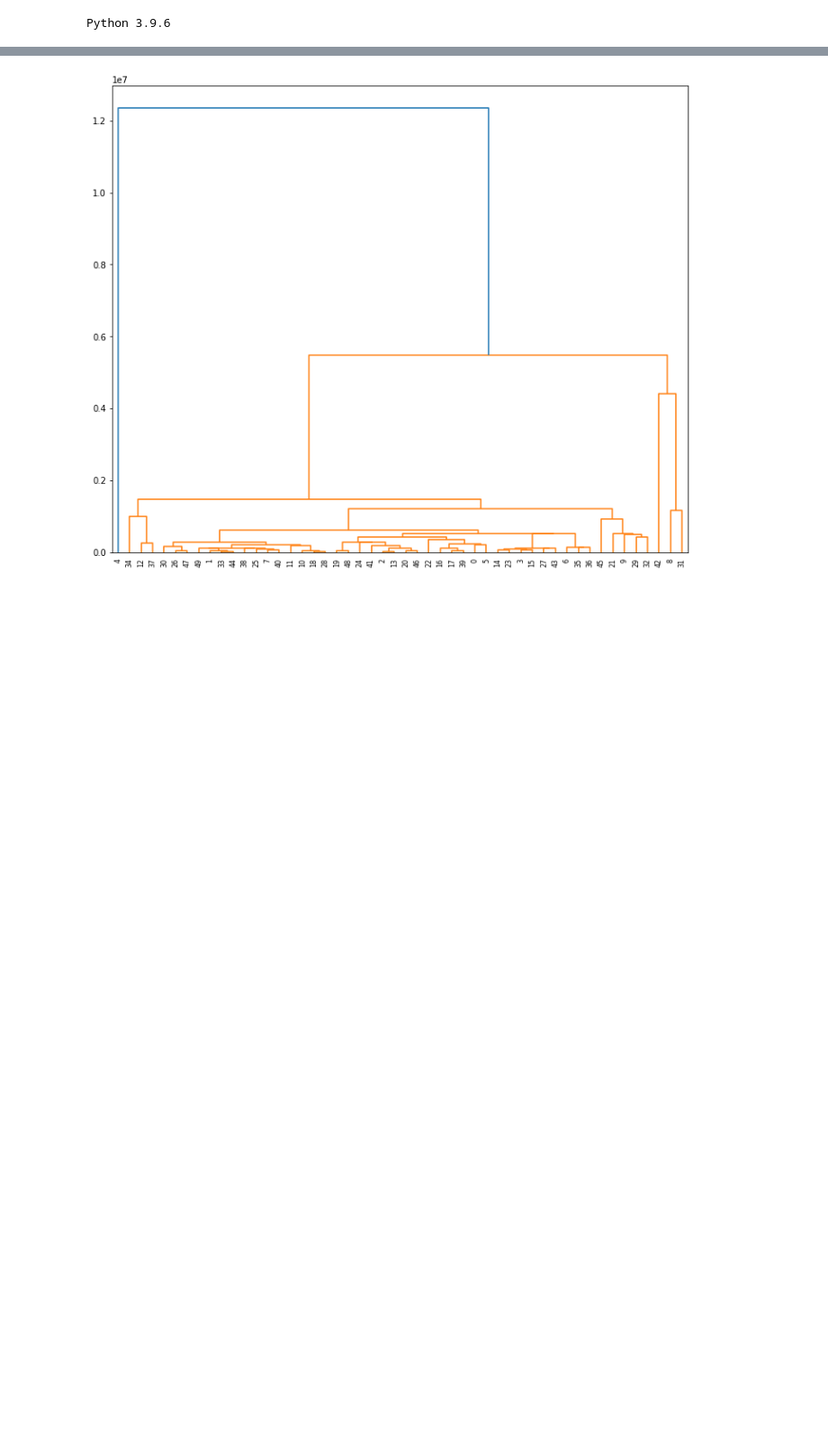
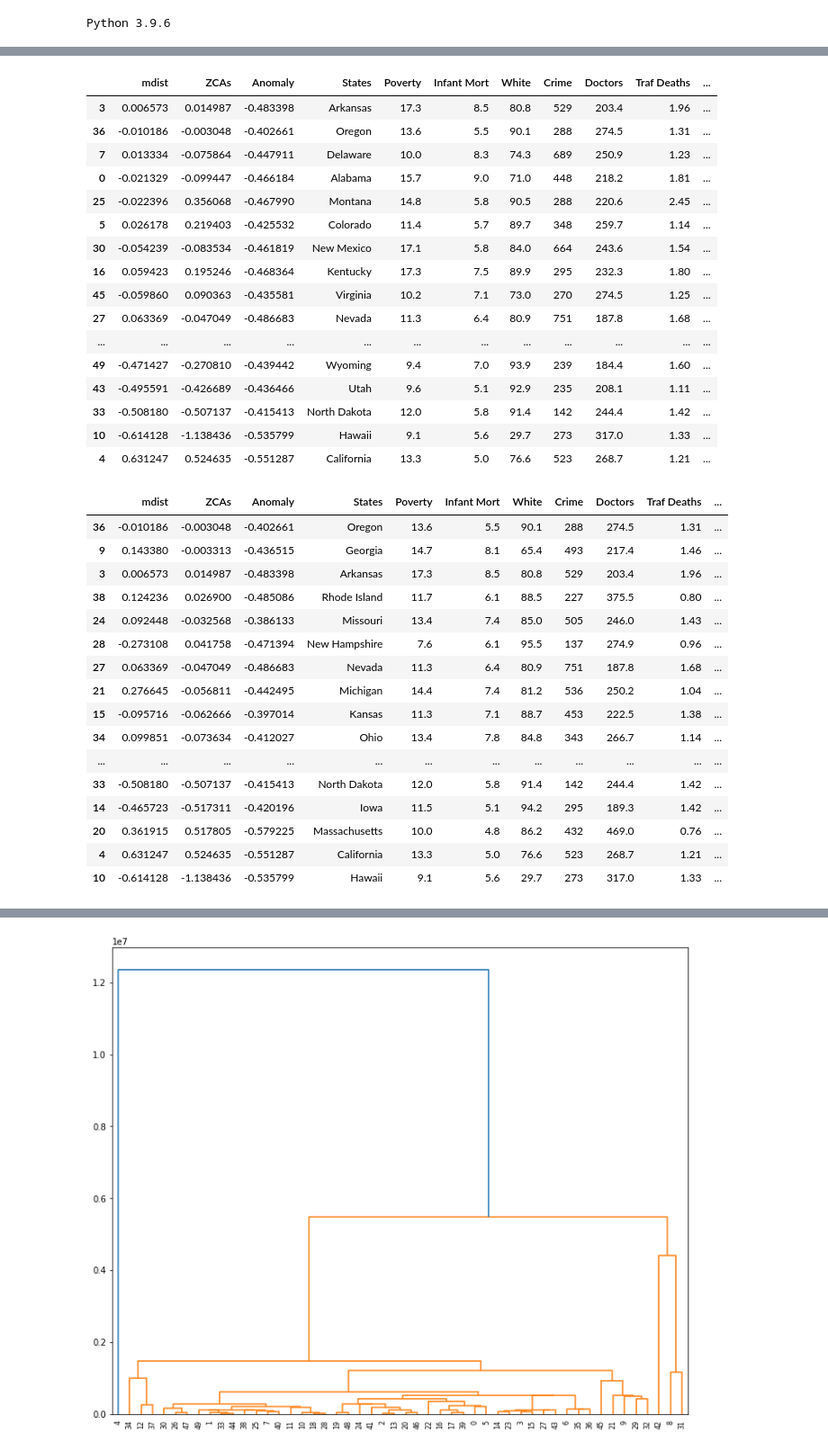
Before and after one commit to thistleknot/python-dev, a Jupyter notebook: Anomaly Detection.ipynb, the cells around one changed output, grey strips where cells are left out. Shown at 90% size. Drawn from its saved outputs; the diff is of its cells as text; code cells hidden in the pictures; blank space fills up the shorter version.

```diff
--- a/Anomaly Detection.ipynb
+++ b/Anomaly Detection.ipynb
@@ -138,0 +183,39 @@ _ = tree.plot_tree(regr,
+# %%
+display(combined.sort_values(kind="quicksort", ascending=True, by='mdist',key=abs))
+display(combined.sort_values(kind="quicksort", ascending=True, by='ZCAs',key=abs))
+display(combined.sort_values(kind="quicksort", ascending=True, by='Anomaly',key=abs))
+# %% [output]
+|  | mdist | ZCAs | Anomaly | States | Poverty | Infant Mort | White | Crime | Doctors | Traf Deaths | ... |
+| 3 | 0.006573 | 0.014987 | -0.483398 | Arkansas | 17.3 | 8.5 | 80.8 | 529 | 203.4 | 1.96 | ... |
+| 36 | -0.010186 | -0.003048 | -0.402661 | Oregon | 13.6 | 5.5 | 90.1 | 288 | 274.5 | 1.31 | ... |
+| 7 | 0.013334 | -0.075864 | -0.447911 | Delaware | 10.0 | 8.3 | 74.3 | 689 | 250.9 | 1.23 | ... |
+| 0 | -0.021329 | -0.099447 | -0.466184 | Alabama | 15.7 | 9.0 | 71.0 | 448 | 218.2 | 1.81 | ... |
+| 25 | -0.022396 | 0.356068 | -0.467990 | Montana | 14.8 | 5.8 | 90.5 | 288 | 220.6 | 2.45 | ... |
+| 5 | 0.026178 | 0.219403 | -0.425532 | Colorado | 11.4 | 5.7 | 89.7 | 348 | 259.7 | 1.14 | ... |
+| 30 | -0.054239 | -0.083534 | -0.461819 | New Mexico | 17.1 | 5.8 | 84.0 | 664 | 243.6 | 1.54 | ... |
+| 16 | 0.059423 | 0.195246 | -0.468364 | Kentucky | 17.3 | 7.5 | 89.9 | 295 | 232.3 | 1.80 | ... |
+| 45 | -0.059860 | 0.090363 | -0.435581 | Virginia | 10.2 | 7.1 | 73.0 | 270 | 274.5 | 1.25 | ... |
+| 27 | 0.063369 | -0.047049 | -0.486683 | Nevada | 11.3 | 6.4 | 80.9 | 751 | 187.8 | 1.68 | ... |
+| ... | ... | ... | ... | ... | ... | ... | ... | ... | ... | ... | ... |
+| 49 | -0.471427 | -0.270810 | -0.439442 | Wyoming | 9.4 | 7.0 | 93.9 | 239 | 184.4 | 1.60 | ... |
+| 43 | -0.495591 | -0.426689 | -0.436466 | Utah | 9.6 | 5.1 | 92.9 | 235 | 208.1 | 1.11 | ... |
+| 33 | -0.508180 | -0.507137 | -0.415413 | North Dakota | 12.0 | 5.8 | 91.4 | 142 | 244.4 | 1.42 | ... |
+| 10 | -0.614128 | -1.138436 | -0.535799 | Hawaii | 9.1 | 5.6 | 29.7 | 273 | 317.0 | 1.33 | ... |
+| 4 | 0.631247 | 0.524635 | -0.551287 | California | 13.3 | 5.0 | 76.6 | 523 | 268.7 | 1.21 | ... |
+|  | mdist | ZCAs | Anomaly | States | Poverty | Infant Mort | White | Crime | Doctors | Traf Deaths | ... |
+| 36 | -0.010186 | -0.003048 | -0.402661 | Oregon | 13.6 | 5.5 | 90.1 | 288 | 274.5 | 1.31 | ... |
+| 9 | 0.143380 | -0.003313 | -0.436515 | Georgia | 14.7 | 8.1 | 65.4 | 493 | 217.4 | 1.46 | ... |
+| 3 | 0.006573 | 0.014987 | -0.483398 | Arkansas | 17.3 | 8.5 | 80.8 | 529 | 203.4 | 1.96 | ... |
+| 38 | 0.124236 | 0.026900 | -0.485086 | Rhode Island | 11.7 | 6.1 | 88.5 | 227 | 375.5 | 0.80 | ... |
+| 24 | 0.092448 | -0.032568 | -0.386133 | Missouri | 13.4 | 7.4 | 85.0 | 505 | 246.0 | 1.43 | ... |
+| 28 | -0.273108 | 0.041758 | -0.471394 | New Hampshire | 7.6 | 6.1 | 95.5 | 137 | 274.9 | 0.96 | ... |
+| 27 | 0.063369 | -0.047049 | -0.486683 | Nevada | 11.3 | 6.4 | 80.9 | 751 | 187.8 | 1.68 | ... |
+| 21 | 0.276645 | -0.056811 | -0.442495 | Michigan | 14.4 | 7.4 | 81.2 | 536 | 250.2 | 1.04 | ... |
+| 15 | -0.095716 | -0.062666 | -0.397014 | Kansas | 11.3 | 7.1 | 88.7 | 453 | 222.5 | 1.38 | ... |
+| 34 | 0.099851 | -0.073634 | -0.412027 | Ohio | 13.4 | 7.8 | 84.8 | 343 | 266.7 | 1.14 | ... |
+| ... | ... | ... | ... | ... | ... | ... | ... | ... | ... | ... | ... |
+| 33 | -0.508180 | -0.507137 | -0.415413 | North Dakota | 12.0 | 5.8 | 91.4 | 142 | 244.4 | 1.42 | ... |
+| 14 | -0.465723 | -0.517311 | -0.420196 | Iowa | 11.5 | 5.1 | 94.2 | 295 | 189.3 | 1.42 | ... |
+| 20 | 0.361915 | 0.517805 | -0.579225 | Massachusetts | 10.0 | 4.8 | 86.2 | 432 | 469.0 | 0.76 | ... |
+| 4 | 0.631247 | 0.524635 | -0.551287 | California | 13.3 | 5.0 | 76.6 | 523 | 268.7 | 1.21 | ... |
+| 10 | -0.614128 | -1.138436 | -0.535799 | Hawaii | 9.1 | 5.6 | 29.7 | 273 | 317.0 | 1.33 | ... |
```
Also changed, not shown: parts of 12 cells of this notebook.
